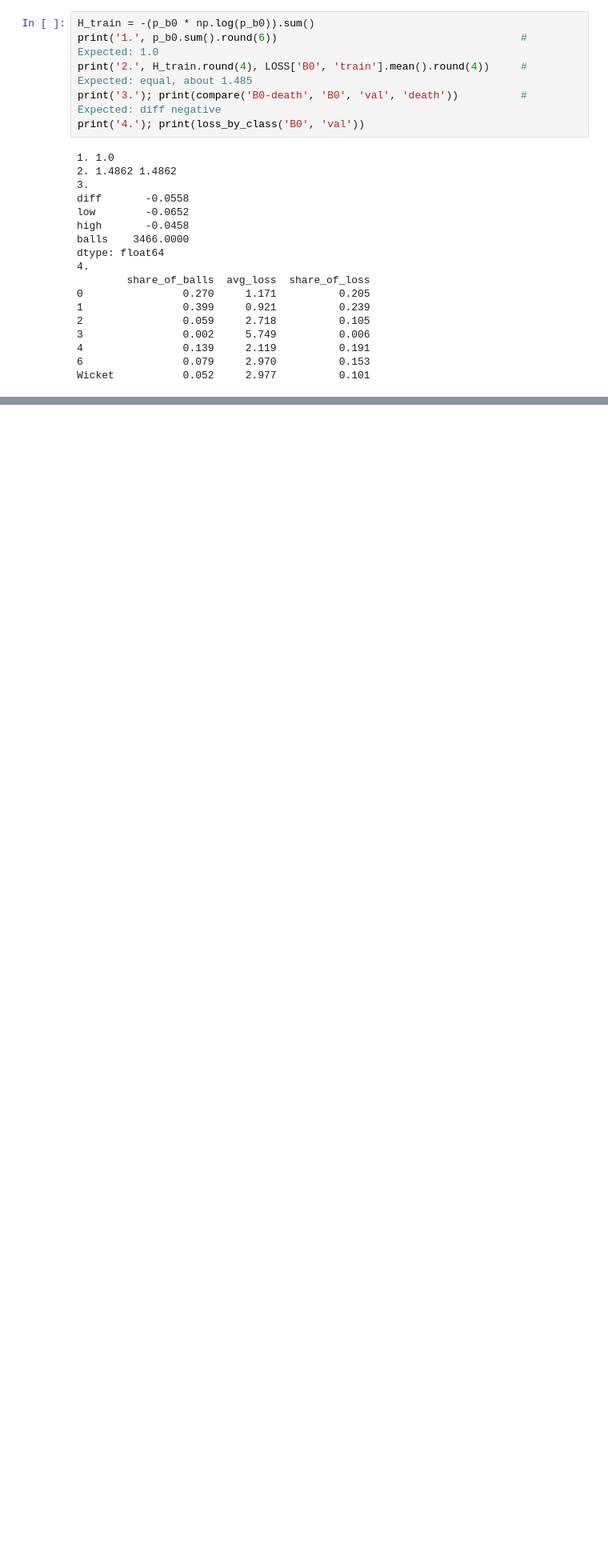
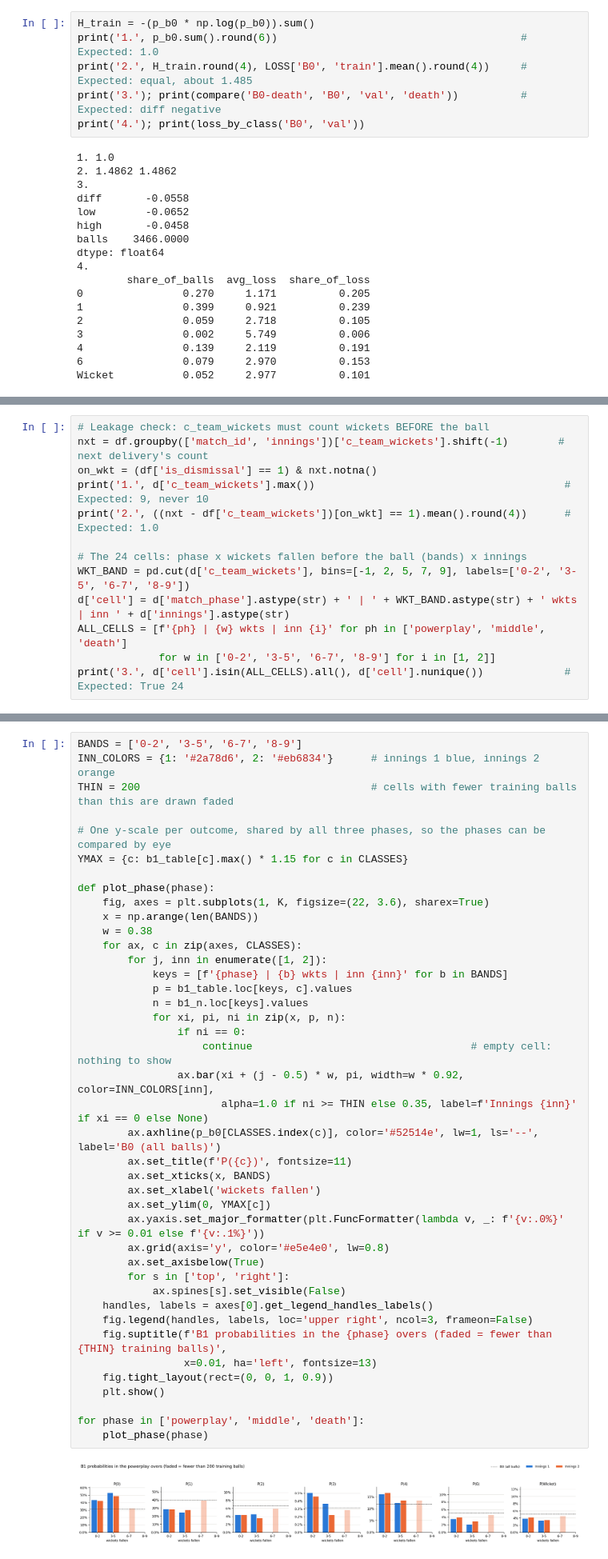
Before and after one commit to arjunnamburi/ml_death_overs_ipl, a Jupyter notebook: notebooks/models.ipynb, the cells around one changed output, grey strips where cells are left out. Shown at 80% size. Drawn from its saved outputs; the diff is of its cells as text; blank space fills up the shorter version.

Commit message:
Done until cell 9

```diff
--- a/notebooks/models.ipynb
+++ b/notebooks/models.ipynb
@@ -182,0 +220,13 @@ Wicket           0.052     2.977          0.101
+# %%
+# Leakage check: c_team_wickets must count wickets BEFORE the ball
+nxt = df.groupby(['match_id', 'innings'])['c_team_wickets'].shift(-1)        # next delivery's count
+on_wkt = (df['is_dismissal'] == 1) & nxt.notna()
+print('1.', d['c_team_wickets'].max())                                        # Expected: 9, never 10
+print('2.', ((nxt - df['c_team_wickets'])[on_wkt] == 1).mean().round(4))      # Expected: 1.0
+
+# The 24 cells: phase x wickets fallen before the ball (bands) x innings
+WKT_BAND = pd.cut(d['c_team_wickets'], bins=[-1, 2, 5, 7, 9], labels=['0-2', '3-5', '6-7', '8-9'])
+d['cell'] = d['match_phase'].astype(str) + ' | ' + WKT_BAND.astype(str) + ' wkts | inn ' + d['innings'].astype(str)
+ALL_CELLS = [f'{ph} | {w} wkts | inn {i}' for ph in ['powerplay', 'middle', 'death']
+             for w in ['0-2', '3-5', '6-7', '8-9'] for i in [1, 2]]
+print('3.', d['cell'].isin(ALL_CELLS).all(), d['cell'].nunique())             # Expected: True 24
@@ -182,0 +284,43 @@ Wicket           0.052     2.977          0.101
+# %%
+BANDS = ['0-2', '3-5', '6-7', '8-9']
+INN_COLORS = {1: '#2a78d6', 2: '#eb6834'}      # innings 1 blue, innings 2 orange
+THIN = 200                                     # cells with fewer training balls than this are drawn faded
+
+# One y-scale per outcome, shared by all three phases, so the phases can be compared by eye
+YMAX = {c: b1_table[c].max() * 1.15 for c in CLASSES}
+
+def plot_phase(phase):
+    fig, axes = plt.subplots(1, K, figsize=(22, 3.6), sharex=True)
+    x = np.arange(len(BANDS))
+    w = 0.38
+    for ax, c in zip(axes, CLASSES):
+        for j, inn in enumerate([1, 2]):
+            keys = [f'{phase} | {b} wkts | inn {inn}' for b in BANDS]
+            p = b1_table.loc[keys, c].values
+            n = b1_n.loc[keys].values
+            for xi, pi, ni in zip(x, p, n):
+                if ni == 0:
+                    continue                                   # empty cell: nothing to show
+                ax.bar(xi + (j - 0.5) * w, pi, width=w * 0.92, color=INN_COLORS[inn],
+                       alpha=1.0 if ni >= THIN else 0.35, label=f'Innings {inn}' if xi == 0 else None)
+        ax.axhline(p_b0[CLASSES.index(c)], color='#52514e', lw=1, ls='--', label='B0 (all balls)')
+        ax.set_title(f'P({c})', fontsize=11)
+        ax.set_xticks(x, BANDS)
+        ax.set_xlabel('wickets fallen')
+        ax.set_ylim(0, YMAX[c])
+        ax.yaxis.set_major_formatter(plt.FuncFormatter(lambda v, _: f'{v:.0%}' if v >= 0.01 else f'{v:.1%}'))
+        ax.grid(axis='y', color='#e5e4e0', lw=0.8)
+        ax.set_axisbelow(True)
+        for s in ['top', 'right']:
+            ax.spines[s].set_visible(False)
+    handles, labels = axes[0].get_legend_handles_labels()
+    fig.legend(handles, labels, loc='upper right', ncol=3, frameon=False)
+    fig.suptitle(f'B1 probabilities in the {phase} overs (faded = fewer than {THIN} training balls)',
+                 x=0.01, ha='left', fontsize=13)
+    fig.tight_layout(rect=(0, 0, 1, 0.9))
+    plt.show()
+
+for phase in ['powerplay', 'middle', 'death']:
+    plot_phase(phase)
+# %% [output]
+[figure, added]
```
Also changed, not shown: parts of 7 cells of this notebook.
